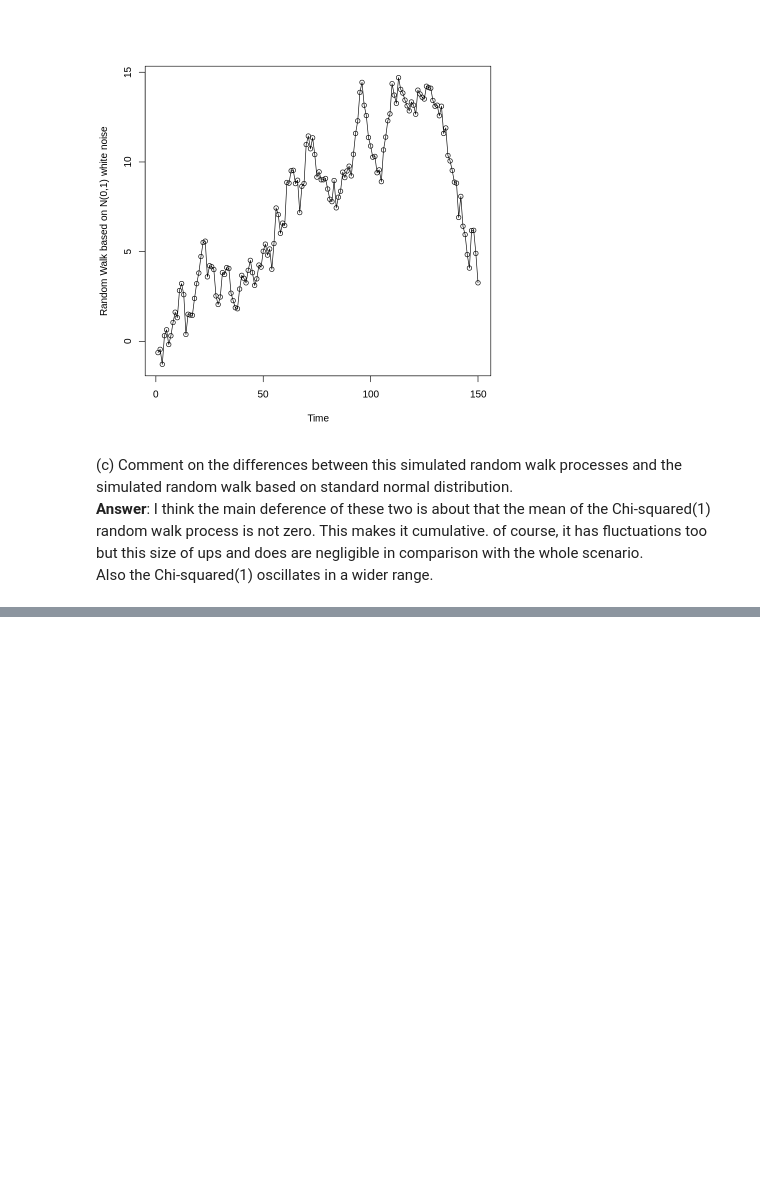
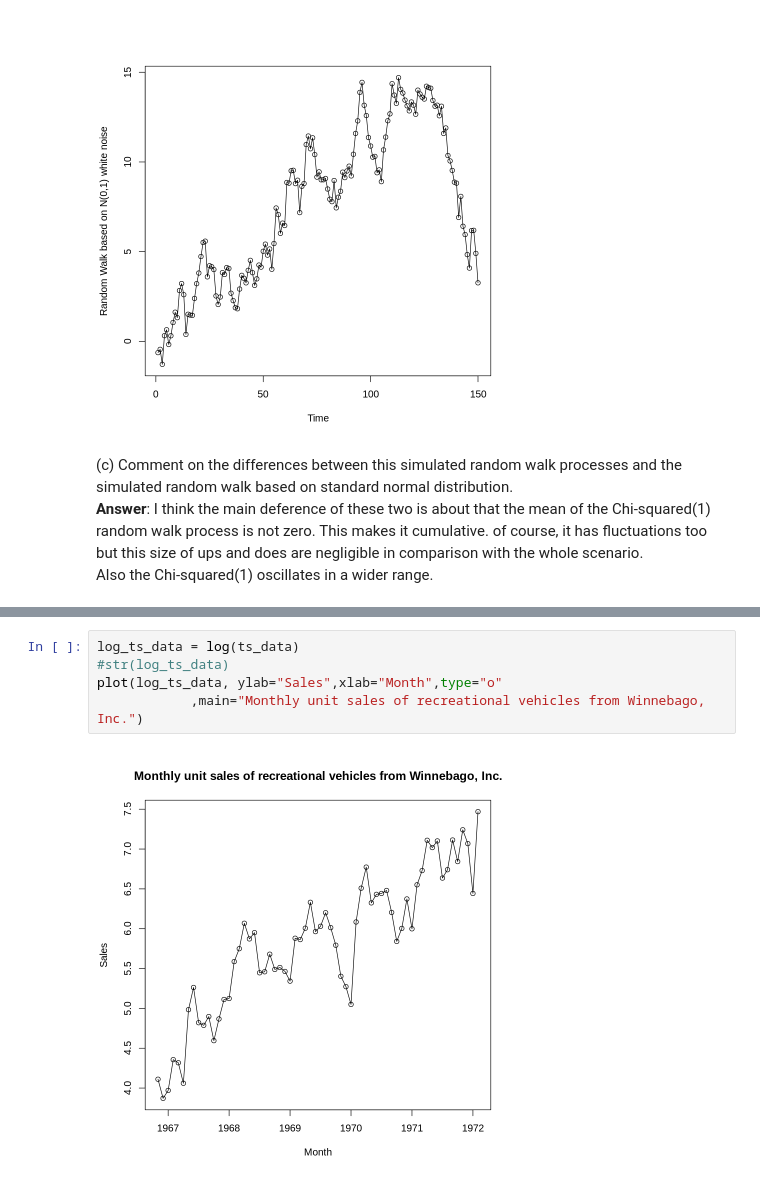
Before and after one commit to Mostafa-M-Rezaee/Time_Series_Analysis, a Jupyter notebook: 0. Time Series Analysis _ using R on Colab.ipynb, the cells around one changed output, grey strips where cells are left out. Cells and saved outputs as stored; diff of their text form; blank space fills up the shorter version.

```diff
--- a/0. Time Series Analysis _ using R on Colab.ipynb
+++ b/0. Time Series Analysis _ using R on Colab.ipynb
@@ -216,0 +284,7 @@ Also the Chi-squared(1) oscillates in a wider range.
+# %%
+log_ts_data = log(ts_data)
+#str(log_ts_data)
+plot(log_ts_data, ylab="Sales",xlab="Month",type="o"
+            ,main="Monthly unit sales of recreational vehicles from Winnebago, Inc.")
+# %% [output]
+[figure, added]
```
Also changed, not shown: parts of 25 cells of this notebook.
